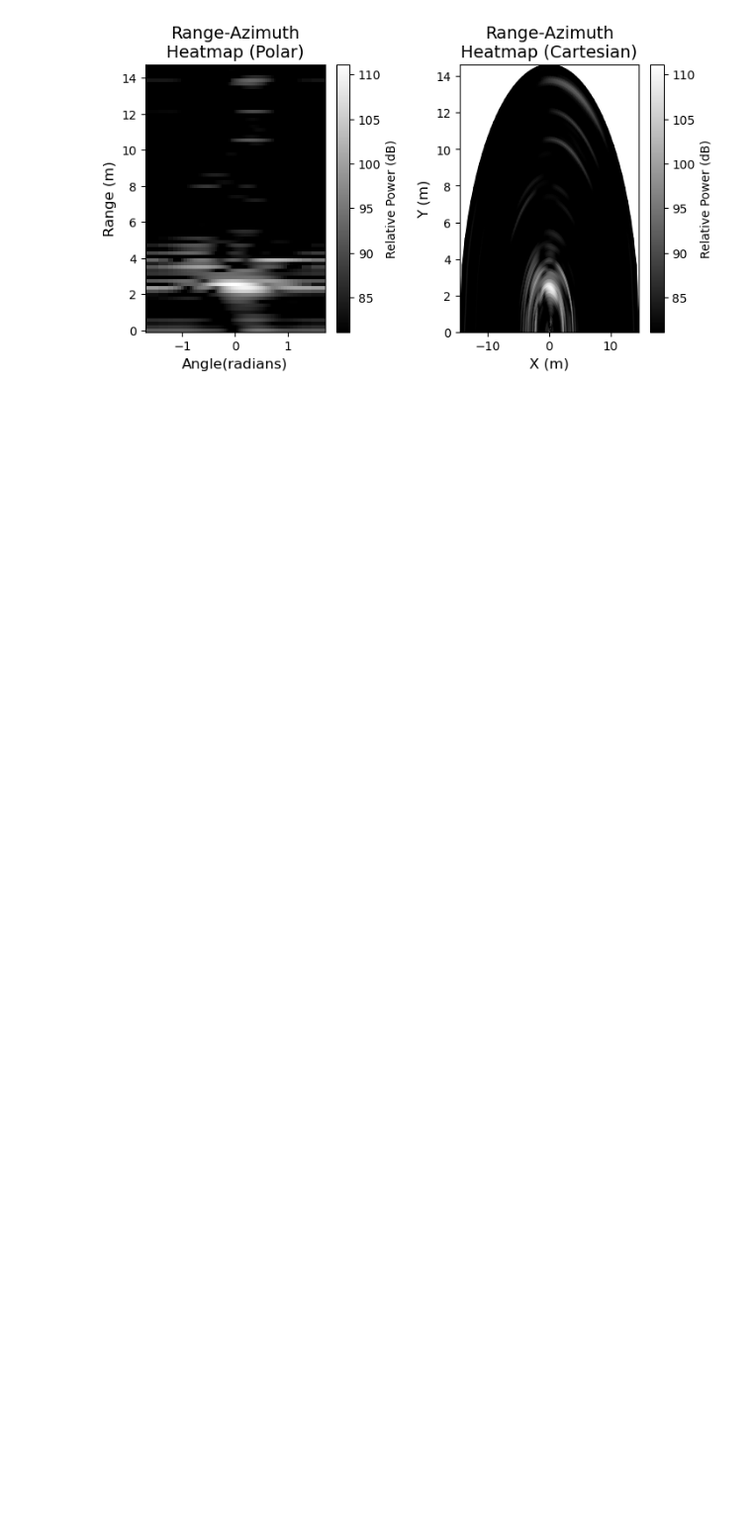
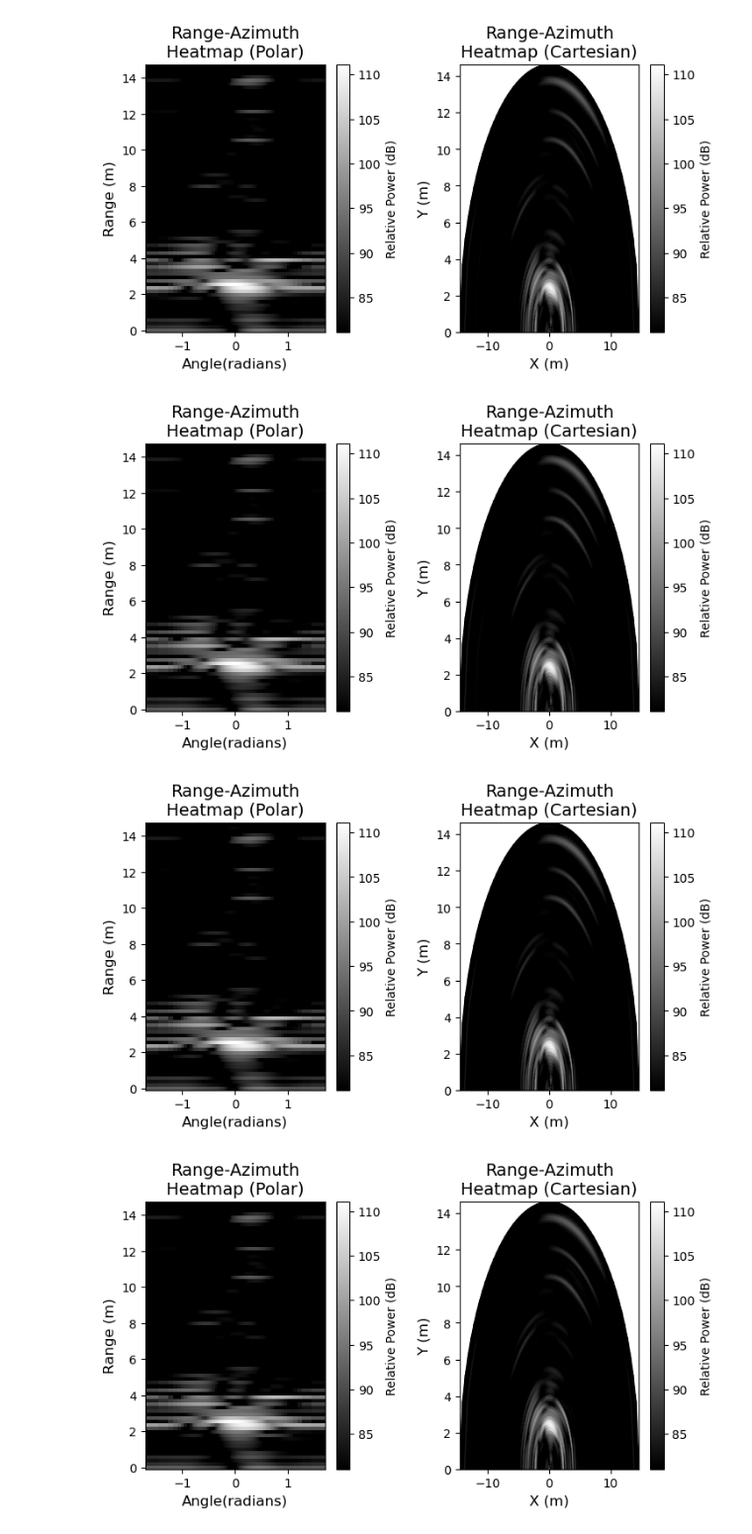
Before and after one commit to davidmhunt/CPSL_TI_Radar, a Jupyter notebook: Python Modules/DCA_1000/generate_AoA.ipynb, the cells around one changed output. Shown at 99% size. Drawn from its saved outputs; the diff is of its cells as text; code cells hidden in the pictures; blank space fills up the shorter version.

```diff
--- a/Python Modules/DCA_1000/generate_AoA.ipynb
+++ b/Python Modules/DCA_1000/generate_AoA.ipynb
@@ -31,3 +31,13 @@ raw_data_processor.load_data_from_DCA1000(data_path)
 raw_data_processor.plot_range_azimuth_heatmap(frame=0,chirp=1,range_lims=[0,15])
 # %% [output]
 [figure]
+# %%
+#generate a .gif of the raw data for improved visualization
+raw_data_processor.generate_gif(frame_period_s=0.30,
+                                enable_color_bar=True,
+                                cutoff_val_dB=30,
+                                range_lims=[0,15])
+# %% [output]
+[figure, added]
+[figure, added]
+[figure, added]
```
Also changed, not shown: parts of 1 cell of this notebook, 19 other files.
